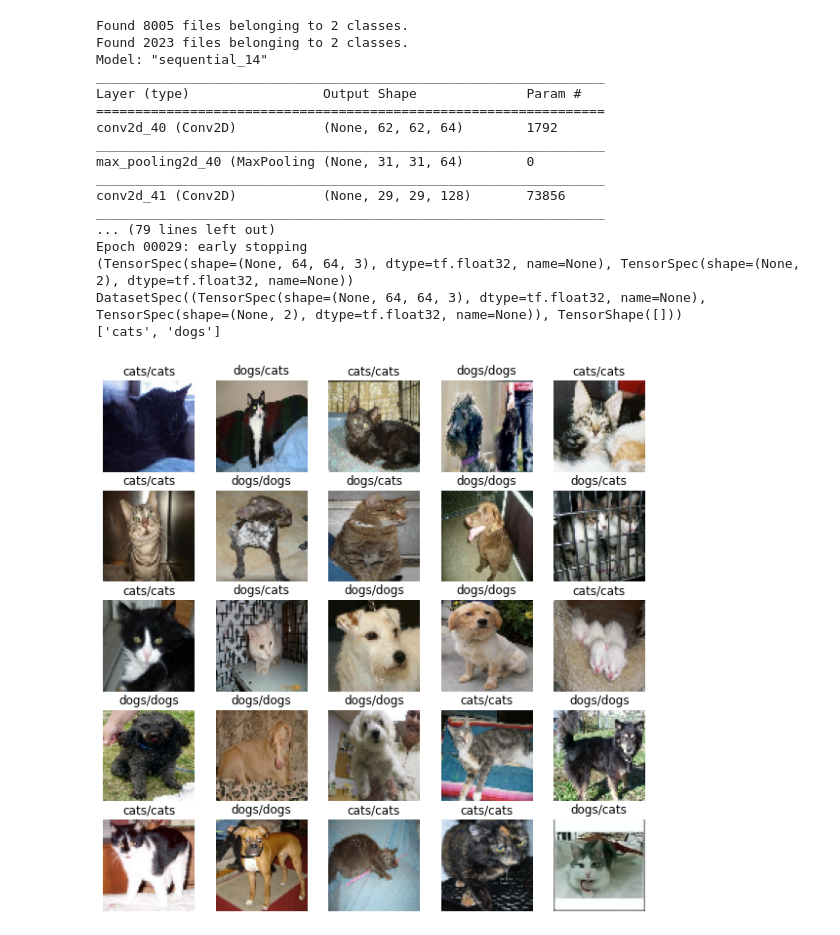
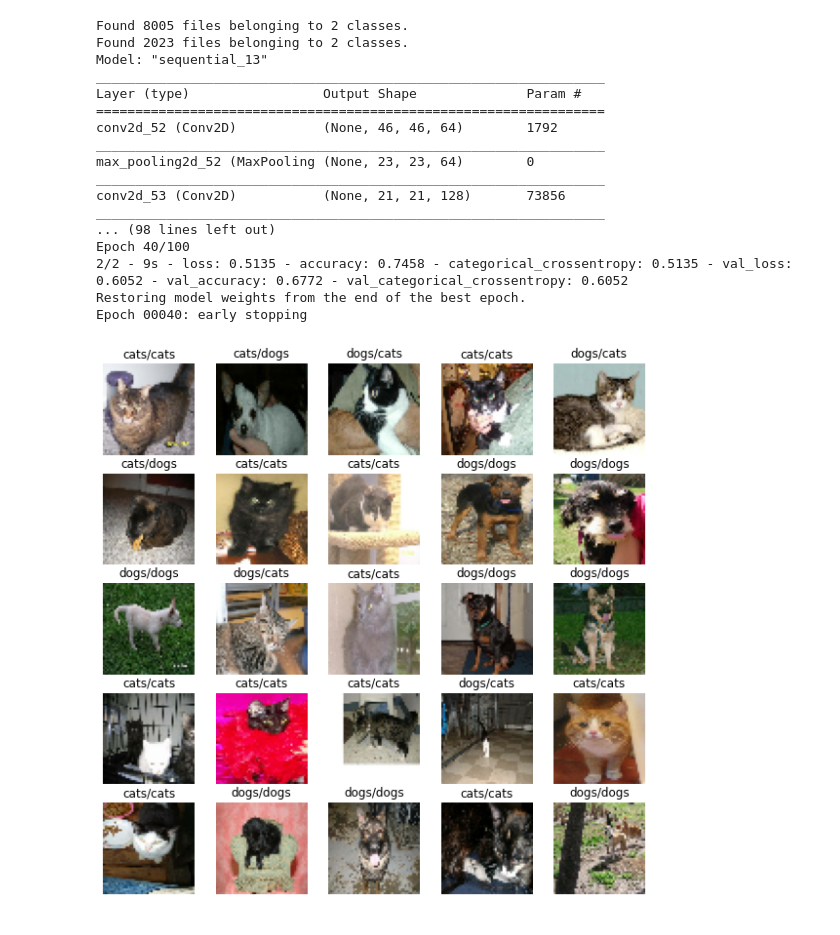
Before and after one commit to kwonghung-YIP/kaggle-study-notes, a Jupyter notebook: dog-and-cats-cnn.ipynb, the cells around one changed output. Cells and saved outputs as stored; diff of their text form; code cells hidden in the pictures.

```diff
--- a/dog-and-cats-cnn.ipynb
+++ b/dog-and-cats-cnn.ipynb
@@ -5,14 +5,14 @@ import pandas as pd
 import numpy as np
 import matplotlib.pyplot as plt
 
-IMAGE_SIZE=[64,64]
+IMAGE_SIZE=[48,48]
 
 train_dataset = tf.keras.utils.image_dataset_from_directory(
     directory="/root/kaggle-dataset/cat-and-dog/training_set",
     labels='inferred',
     label_mode='categorical',
     image_size=IMAGE_SIZE,
-    batch_size=500,
+    batch_size=6000,
 )
 
 test_dataset = tf.keras.utils.image_dataset_from_directory(
@@ -23,16 +23,16 @@ test_dataset = tf.keras.utils.image_dataset_from_directory(
 )
 
 model = keras.models.Sequential([
-    keras.layers.Conv2D(64,(3,3),activation='relu',input_shape=(64, 64, 3)),
+    keras.layers.Conv2D(64,(3,3),activation='relu',input_shape=(48, 48, 3)),
     keras.layers.MaxPooling2D(2, 2),
-    keras.layers.Conv2D(128, (3,3), activation='relu'),
-    keras.layers.MaxPooling2D(2,2),
     keras.layers.Conv2D(128, (3,3), activation='relu'),
     keras.layers.MaxPooling2D(2,2),
     keras.layers.Conv2D(256, (3,3), activation='relu'),
     keras.layers.MaxPooling2D(2,2),
+    keras.layers.Conv2D(512, (3,3), activation='relu'),
+    keras.layers.MaxPooling2D(2,2),
     keras.layers.Flatten(),
-    keras.layers.Dense(96, activation='relu'),
+    keras.layers.Dense(96),
     keras.layers.Dense(2, activation='softmax'),
 ])
 
@@ -41,7 +41,11 @@ model.summary()
 monitor = keras.callbacks.EarlyStopping(monitor='val_loss', min_delta=1e-4, patience=5,
         verbose=1, mode='auto', restore_best_weights=True)
 
-model.compile(loss='categorical_crossentropy', optimizer='adam')
+model.compile(
+    loss='categorical_crossentropy',
+    optimizer='adam',
+    metrics=['accuracy','categorical_crossentropy']
+)
 
 model.fit(train_dataset,
     validation_data=test_dataset,
@@ -51,49 +55,49 @@ model.fit(train_dataset,
     workers=1,
 )
 
-print(test_dataset.element_spec)
-print(tf.data.DatasetSpec.from_value(test_dataset))
+#print(test_dataset.element_spec)
+#print(tf.data.DatasetSpec.from_value(test_dataset))
 
 class_names = test_dataset.class_names
-print(class_names)
+#print(class_names)
 
 plt.figure(figsize=(10, 10))
 for images, labels in test_dataset.take(1):
   for i in range(25):
     ax = plt.subplot(5, 5, i + 1)
     #print(images[i].shape)
     plt.imshow(images[i].numpy().astype("uint8"))
-    predict = model.predict(images[i].numpy().reshape([1,64,64,3]))
+    predict = model.predict(images[i].numpy().reshape([1,48,48,3]))
     #print(predict.shape)
     #plt.title(class_names[tf.math.argmax(labels[i])])
     plt.title(class_names[tf.math.argmax(predict[0])]+"/"+class_names[tf.math.argmax(labels[i])])
     plt.axis("off")
 
 #predict = model.predict(test_dataset)
 
 #print(predict[0])
 #iterator = iter(test_dataset)
 #sample = iterator.get_next();
 
 #print(sample[0][0])
 
 plt.show();
 # %% [output]
 Found 8005 files belonging to 2 classes.
 Found 2023 files belonging to 2 classes.
-Model: "sequential_14"
+Model: "sequential_13"
 _________________________________________________________________
 Layer (type)                 Output Shape              Param #
 =================================================================
-conv2d_40 (Conv2D)           (None, 62, 62, 64)        1792
+conv2d_52 (Conv2D)           (None, 46, 46, 64)        1792
 _________________________________________________________________
-max_pooling2d_40 (MaxPooling (None, 31, 31, 64)        0
+max_pooling2d_52 (MaxPooling (None, 23, 23, 64)        0
 _________________________________________________________________
-conv2d_41 (Conv2D)           (None, 29, 29, 128)       73856
+conv2d_53 (Conv2D)           (None, 21, 21, 128)       73856
 _________________________________________________________________
-... (79 lines left out)
-Epoch 00029: early stopping
-(TensorSpec(shape=(None, 64, 64, 3), dtype=tf.float32, name=None), TensorSpec(shape=(None, 2), dtype=tf.float32, name=None))
-DatasetSpec((TensorSpec(shape=(None, 64, 64, 3), dtype=tf.float32, name=None), TensorSpec(shape=(None, 2), dtype=tf.float32, name=None)), TensorShape([]))
-['cats', 'dogs']
+... (98 lines left out)
+Epoch 40/100
+2/2 - 9s - loss: 0.5135 - accuracy: 0.7458 - categorical_crossentropy: 0.5135 - val_loss: 0.6052 - val_accuracy: 0.6772 - val_categorical_crossentropy: 0.6052
+Restoring model weights from the end of the best epoch.
+Epoch 00040: early stopping
-[figure, old version]
+[figure, new version]
```
